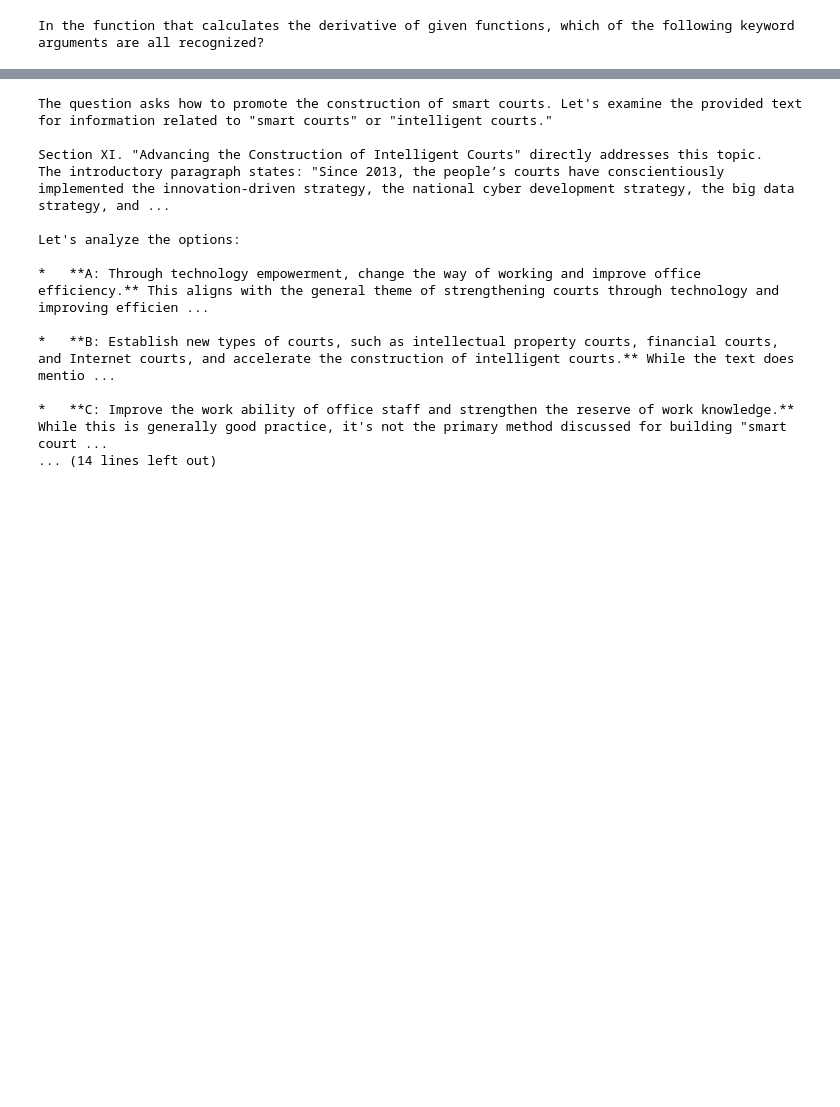
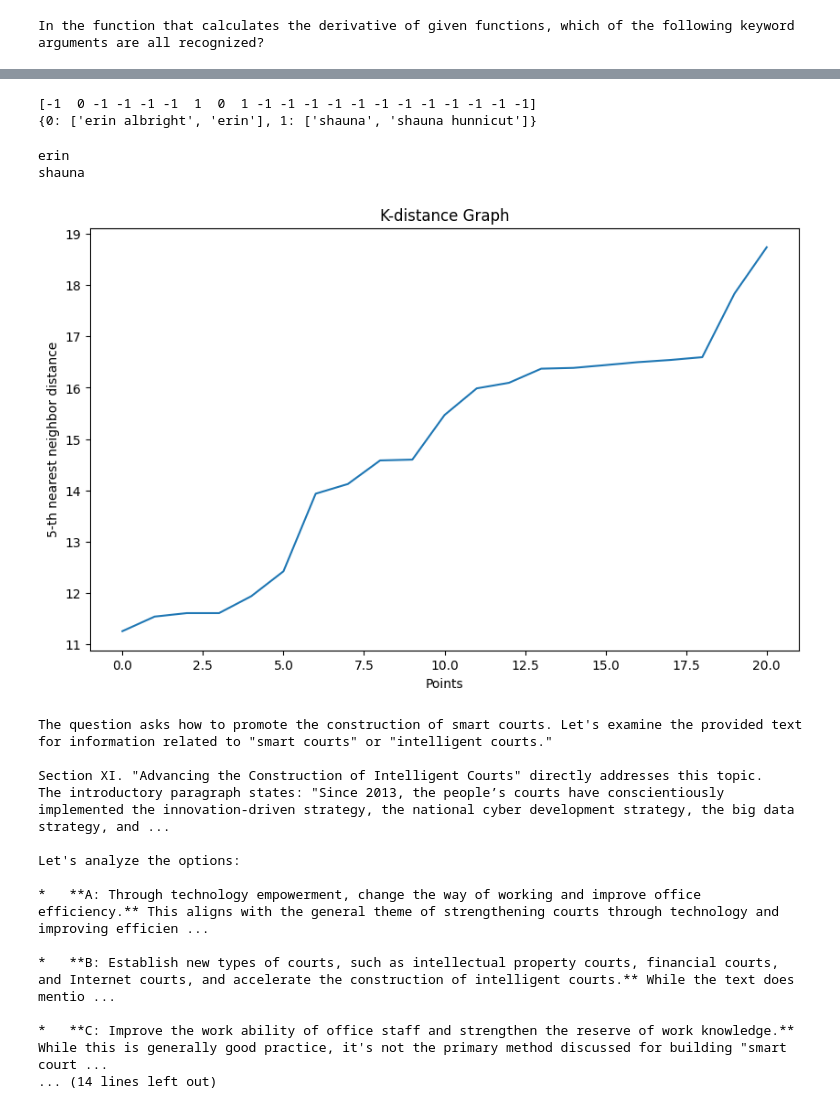
Before and after one commit to GeorgePerreault/ResearchAssistantWork, a Jupyter notebook: notebook.ipynb, the cells around one changed output, grey strips where cells are left out. Drawn from its saved outputs; the diff is of its cells as text; code cells hidden in the pictures; blank space fills up the shorter version.

```diff
--- a/notebook.ipynb
+++ b/notebook.ipynb
@@ -90,0 +114,9 @@ def chunkify_naive(context: str) -> Iterator[str]:
+# %%
+testbench = longbench[5]
+with open("prompts/keyelements.txt", "r", encoding="utf-8") as f:
+    prefix = f.read()
+prompt = prefix + "\n"
+for chunk in chunkify_nltk(testbench["context"]):
+    prompt += chunk
+    break
+print(prompt)
@@ -90,0 +203,53 @@ def chunkify_naive(context: str) -> Iterator[str]:
+# %%
+from sklearn.cluster import DBSCAN
+from sentence_transformers import SentenceTransformer
+
+model = SentenceTransformer('whaleloops/phrase-bert')
+
+tags = [k for k in tags.keys()]
+embeds = model.encode(tags)
+# %%
+scan = DBSCAN(eps=10, min_samples=2)
+clusters = scan.fit_predict(embeds)
+print(clusters)
+
+groups: dict[int, list[str]] = {}
+
+for tag, id in zip(tags, clusters):
+    id = int(id)
+    if id not in groups:
+        groups[id] = [tag]
+    else:
+        groups[id].append(tag)
+
+print({k: v for k,v in groups.items() if k != -1})
+# %% [output]
+[-1  0 -1 -1 -1 -1  1  0  1 -1 -1 -1 -1 -1 -1 -1 -1 -1 -1 -1 -1]
+{0: ['erin albright', 'erin'], 1: ['shauna', 'shauna hunnicut']}
+# %%
+tagStatus = {tag: "valid" for tag in tags}
+for id, group in groups.items():
+    if id == -1: continue
+    l = list(sorted(group, key=len))
+    for tag in l[:-1]:
+        tagStatus[tag] = l[-1]
+# %% [output]
+erin
+shauna
+# %%
+from sklearn.neighbors import NearestNeighbors
+import matplotlib.pyplot as plt
+import numpy as np
+
+neighbors = NearestNeighbors(n_neighbors=5)
+neighbors.fit(embeds)
+distances, _ = neighbors.kneighbors(embeds)
+distances = np.sort(distances[:, 4])
+plt.figure(figsize=(10, 6))
+plt.plot(distances)
+plt.xlabel('Points')
+plt.ylabel(f'{5}-th nearest neighbor distance')
+plt.title('K-distance Graph')
+plt.show()
+# %% [output]
+[figure, added]
```
Also changed, not shown: parts of 12 cells of this notebook, 3 other files.
